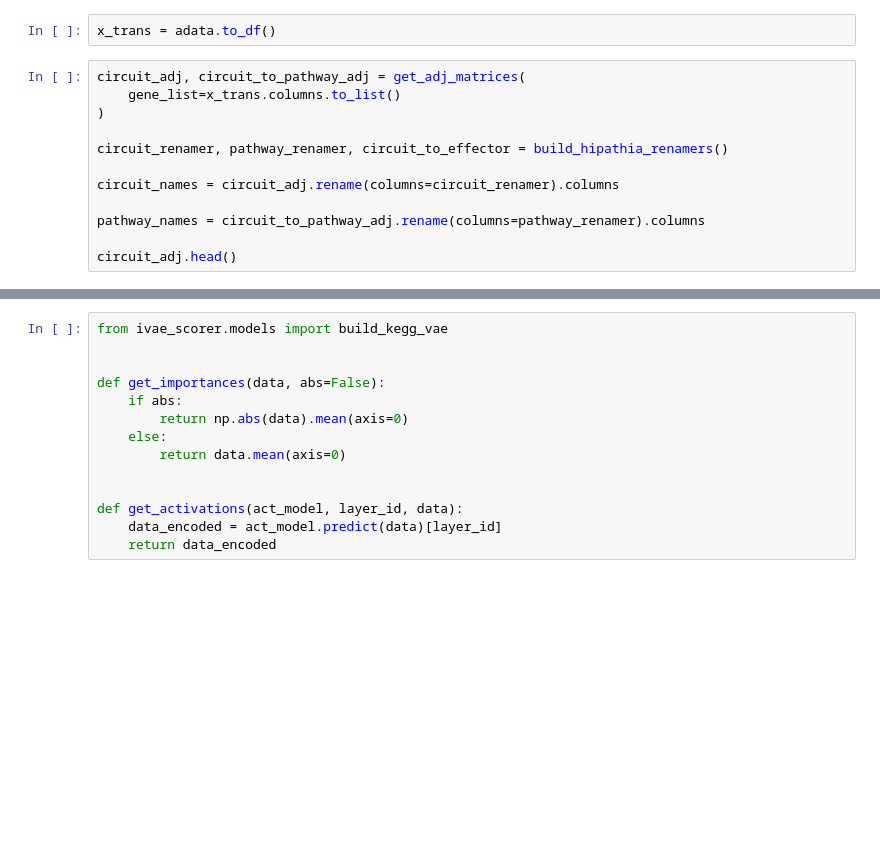
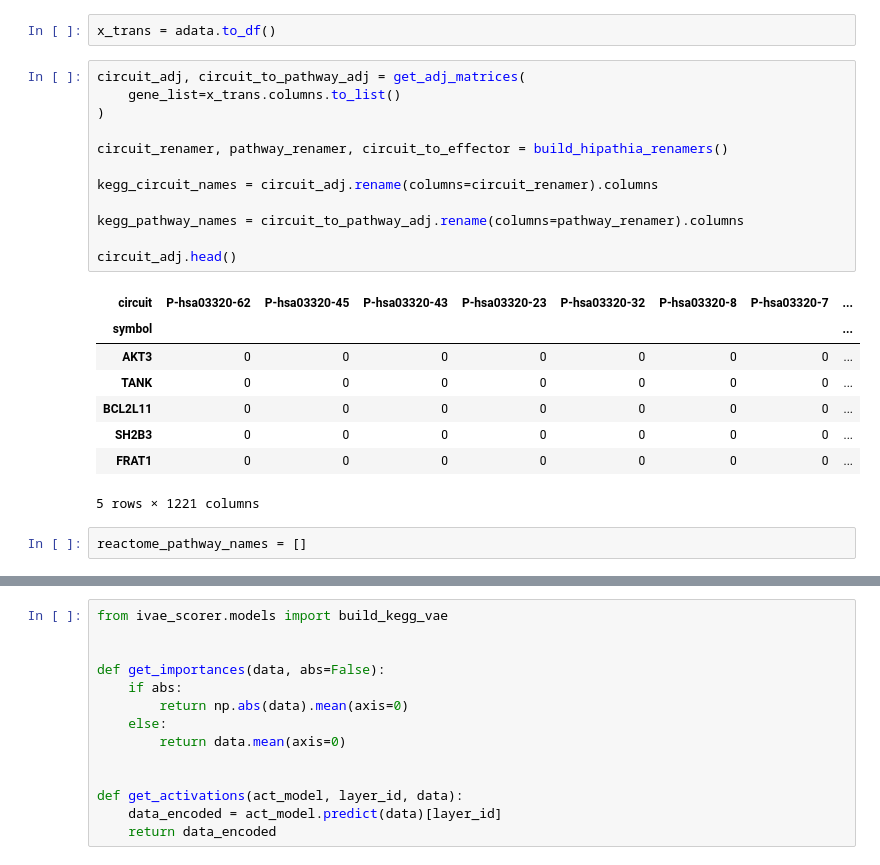
Before and after one commit to saraafdezz/robustness_informed_TFG, a Jupyter notebook: notebooks/kegg.ipynb, the cells around one changed output, grey strips where cells are left out. Drawn from its saved outputs; the diff is of its cells as text; blank space fills up the shorter version.

```diff
--- a/notebooks/kegg.ipynb
+++ b/notebooks/kegg.ipynb
@@ -48,15 +74,26 @@ x_trans = adata.to_df()
 # %%
 circuit_adj, circuit_to_pathway_adj = get_adj_matrices(
     gene_list=x_trans.columns.to_list()
 )
 
 circuit_renamer, pathway_renamer, circuit_to_effector = build_hipathia_renamers()
 
-circuit_names = circuit_adj.rename(columns=circuit_renamer).columns
+kegg_circuit_names = circuit_adj.rename(columns=circuit_renamer).columns
 
-pathway_names = circuit_to_pathway_adj.rename(columns=pathway_renamer).columns
+kegg_pathway_names = circuit_to_pathway_adj.rename(columns=pathway_renamer).columns
 
 circuit_adj.head()
+# %% [output]
+| circuit | P-hsa03320-62 | P-hsa03320-45 | P-hsa03320-43 | P-hsa03320-23 | P-hsa03320-32 | P-hsa03320-8 | P-hsa03320-7 | ... |
+| symbol |  |  |  |  |  |  |  | ... |
+| AKT3 | 0 | 0 | 0 | 0 | 0 | 0 | 0 | ... |
+| TANK | 0 | 0 | 0 | 0 | 0 | 0 | 0 | ... |
+| BCL2L11 | 0 | 0 | 0 | 0 | 0 | 0 | 0 | ... |
+| SH2B3 | 0 | 0 | 0 | 0 | 0 | 0 | 0 | ... |
+| FRAT1 | 0 | 0 | 0 | 0 | 0 | 0 | 0 | ... |
+5 rows × 1221 columns
+# %%
+reactome_pathway_names = []
 # %%
 x_trans, circuit_adj = sync_gexp_adj(gexp=x_trans, adj=circuit_adj)
 x_trans.shape, circuit_adj.shape, circuit_to_pathway_adj.shape
```
Also changed, not shown: parts of 17 cells of this notebook.
